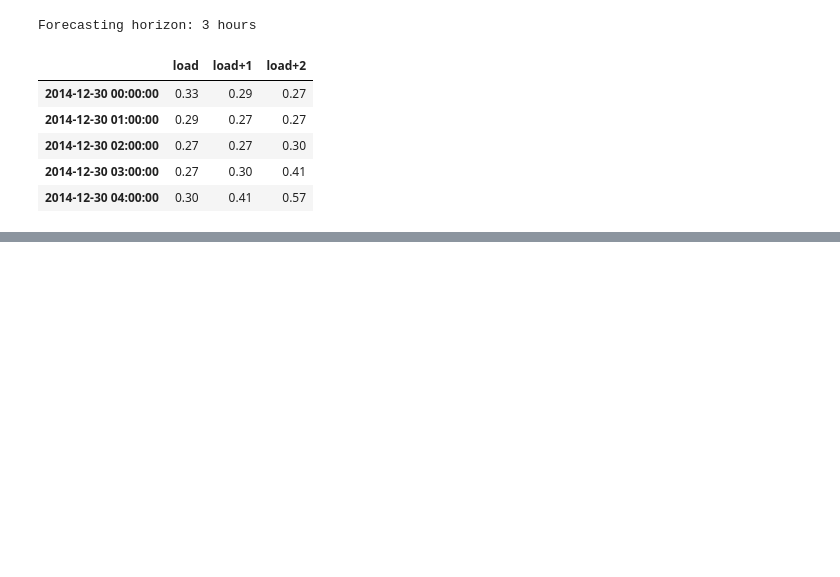
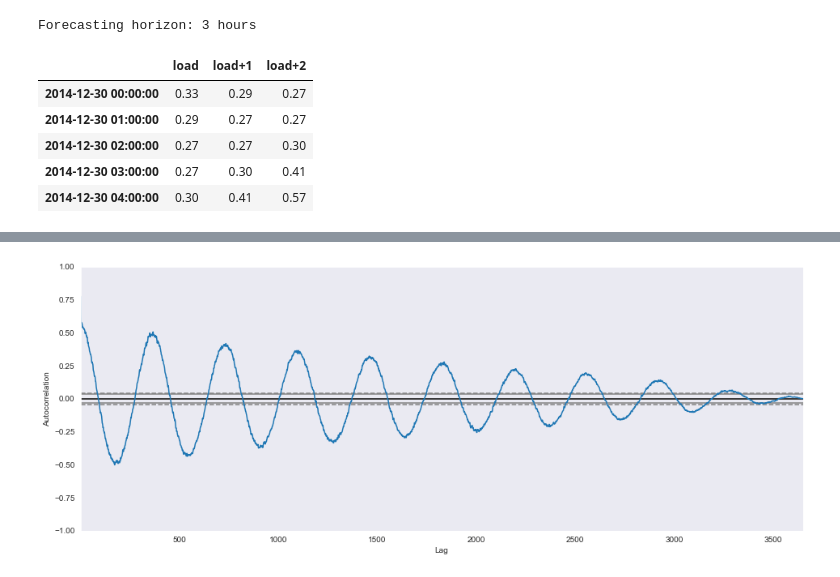
Before and after one commit to bastrob/Working_forecasting_series, a Jupyter notebook: TimeSeriesForecasting.ipynb, the cells around one changed output, grey strips where cells are left out. Saved outputs shown, nothing was run; the diff lists cells and outputs as text; code cells hidden in the pictures; blank space fills up the shorter version.

```diff
--- a/TimeSeriesForecasting.ipynb
+++ b/TimeSeriesForecasting.ipynb
@@ -389,0 +398,5 @@ Wall time: 415 ms
+# %%
+autocorrelation_plot(series)
+pyplot.show()
+# %% [output]
+[figure, added]
```
Also changed, not shown: parts of 33 cells of this notebook.
